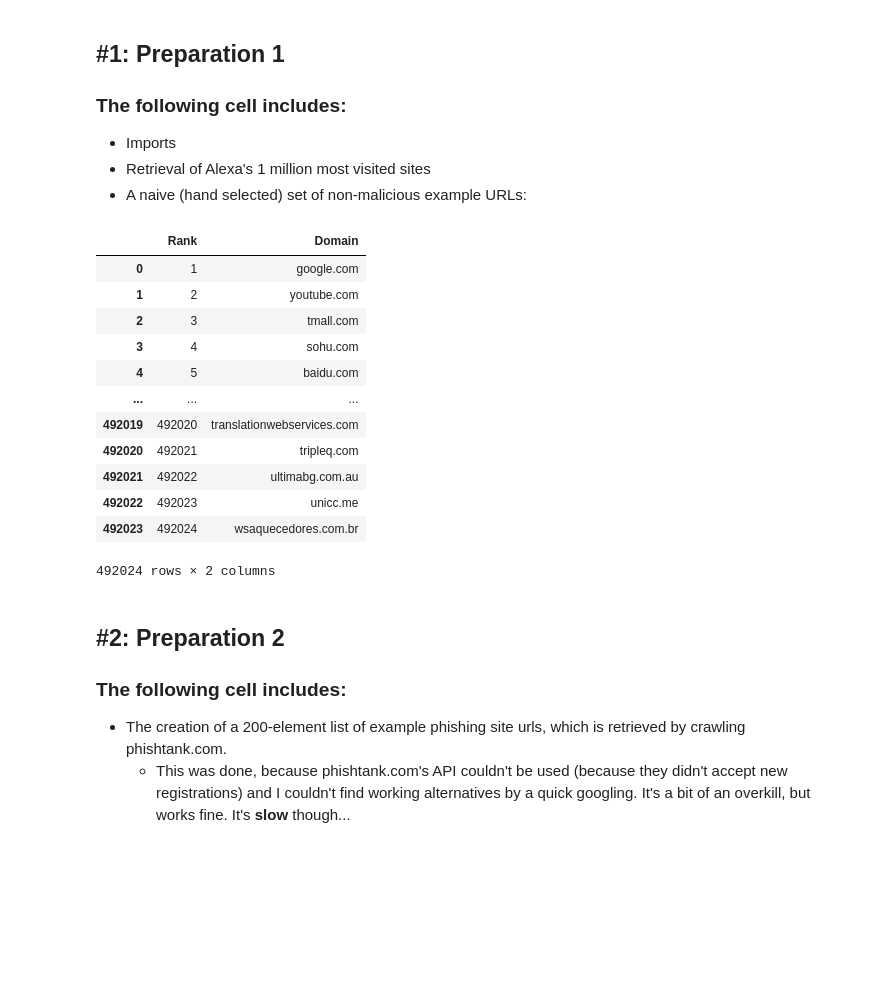
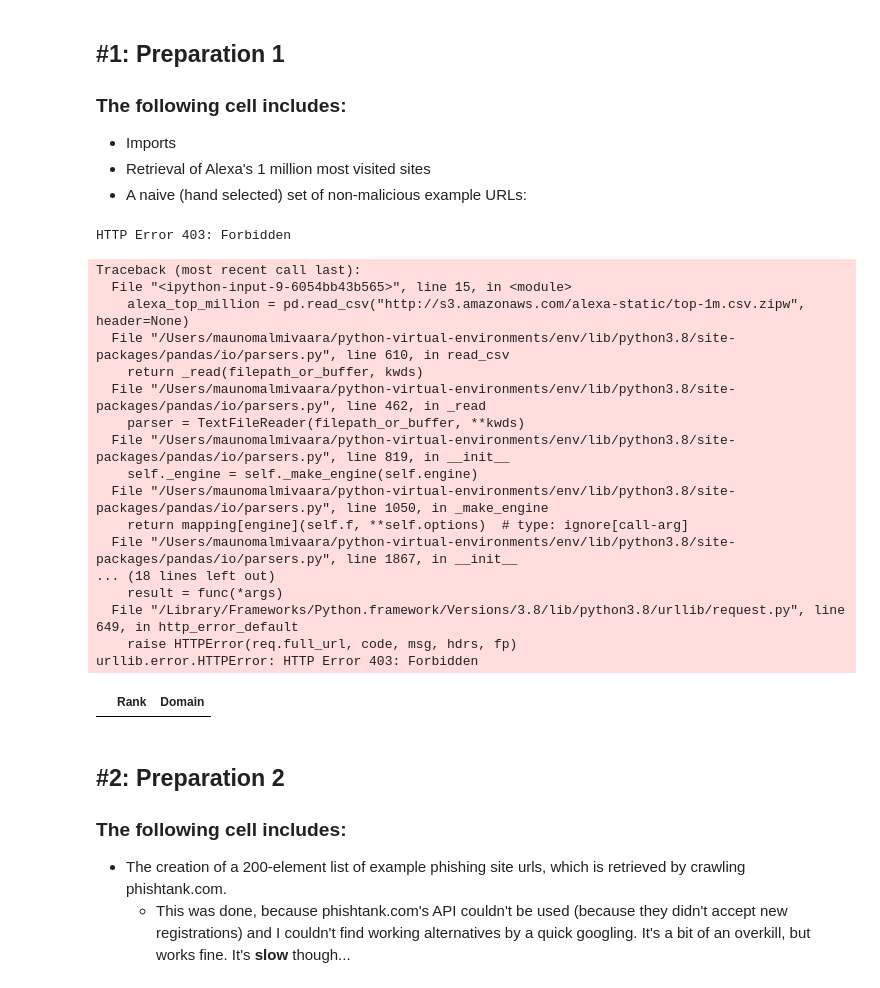
Before and after one commit to maunomalmivaara/Hoxhunt_URL_exercise, a Jupyter notebook: Solution/Summer_Hunters_Data_Science_Instructions.ipynb, the cells around one changed output. Cells and saved outputs as stored; diff of their text form; code cells hidden in the pictures; blank space fills up the shorter version.

Commit message:
Added traceback print to error handling

```diff
--- a/Solution/Summer_Hunters_Data_Science_Instructions.ipynb
+++ b/Solution/Summer_Hunters_Data_Science_Instructions.ipynb
@@ -70,54 +70,62 @@ from urllib.parse import urlparse
 import matplotlib.pyplot as plt
 import math
 import random
+import traceback
 
 # Alexa's 1 million most visited sites:
 try:
-    alexa_top_million = pd.read_csv("http://s3.amazonaws.com/alexa-static/top-1m.csv.zip", header=None)
+    alexa_top_million = pd.read_csv("http://s3.amazonaws.com/alexa-static/top-1m.csv.zipw", header=None)
     alexa_top_million.columns = ['Rank', 'Domain']
-except IOError as e:
-    # If fails, "throw" error and initialize an empty DataFrame, so the code doesn't break:
-    print(e, "- Alexa's top 1 million couldn't be retrieved") # alternatively: raise e
+except Exception as e:
+    # If fails, print error and traceback and initialize alexa_top_million as an empty DataFrame:
+    print(e)
+    traceback.print_exc()
     alexa_top_million = pd.DataFrame(columns = ['Rank', 'Domain'])
 
 
 # Naive set of examples for non-malicious urls (n=20):
 good_example_urls = ["https://www.sanakirja.org/search.php?q=phishing&l=3&l2=17",
                      "https://www.whatsapp.com/legal/terms-of-service-eea",
                      "https://www.hs.fi/ulkomaat/art-2000007801776.html",
                      "https://www.imdb.com/registration/signin?ref=nv_generic_lgin&u=%2F",
                      "https://fi.hbonordic.com/my-account/subscription",
                      "https://www.nytimes.com/2021/02/12/world/asia/china-world-health-organization-coronavirus.html",
                      "https://www.quora.com/What-do-movies-always-get-wrong-about-your-profession",
                      "https://stackoverflow.com/questions/1077347/hello-world-in-python",
                      "https://www.wolframalpha.com/input/?i=x%5E2+%2B+4*x+-2+%2F+5a",
                      "https://matlabacademy.mathworks.com/?s_tid=acb_tut",
                      "https://www.rdocumentation.org/packages/visStatistics/versions/0.1.1",
                      "https://www.terveyskirjasto.fi/terveyskirjasto/tk.koti?p_artikkeli=dlk01258&p_hakusana=korona",
                      "https://autot.tori.fi/vaihtoautot/volvo/c30/78179405",
                      "https://www.huuto.net/kohteet/poikien-bauer-vapor-x-15--merkkiset-luistimet/536832046",
                      "https://www.microsoft.com/fi-fi/p/surface-laptop-go/94fc0bdgq7wv?icid=Cat-MSCOM-Hero1-P65657-CTA1",
                      "https://www.kela.fi/toimeentulotuki-mihin-menoihin?inheritRedirect=true",
                      "https://www.thesaurus.com/misspelling?term=url&s=t",
                      "https://www.merriam-webster.com/words-at-play/the-words-of-the-week-february-12-2021",
                      "https://usdgc.com/posts/youre-qualified-monday-qualifier-results/",
                      "https://www.nhl.com/player/jesse-puljujarvi-8479344"
                     ]
 alexa_top_million
 # %% [output]
+HTTP Error 403: Forbidden
+Traceback (most recent call last):
+  File "<ipython-input-9-6054bb43b565>", line 15, in <module>
+    alexa_top_million = pd.read_csv("http://s3.amazonaws.com/alexa-static/top-1m.csv.zipw", header=None)
+  File "/Users/maunomalmivaara/python-virtual-environments/env/lib/python3.8/site-packages/pandas/io/parsers.py", line 610, in read_csv
+    return _read(filepath_or_buffer, kwds)
+  File "/Users/maunomalmivaara/python-virtual-environments/env/lib/python3.8/site-packages/pandas/io/parsers.py", line 462, in _read
+    parser = TextFileReader(filepath_or_buffer, **kwds)
+  File "/Users/maunomalmivaara/python-virtual-environments/env/lib/python3.8/site-packages/pandas/io/parsers.py", line 819, in __init__
+    self._engine = self._make_engine(self.engine)
+  File "/Users/maunomalmivaara/python-virtual-environments/env/lib/python3.8/site-packages/pandas/io/parsers.py", line 1050, in _make_engine
+    return mapping[engine](self.f, **self.options)  # type: ignore[call-arg]
+  File "/Users/maunomalmivaara/python-virtual-environments/env/lib/python3.8/site-packages/pandas/io/parsers.py", line 1867, in __init__
+... (18 lines left out)
+    result = func(*args)
+  File "/Library/Frameworks/Python.framework/Versions/3.8/lib/python3.8/urllib/request.py", line 649, in http_error_default
+    raise HTTPError(req.full_url, code, msg, hdrs, fp)
+urllib.error.HTTPError: HTTP Error 403: Forbidden
 |  | Rank | Domain |
-| 0 | 1 | google.com |
-| 1 | 2 | youtube.com |
-| 2 | 3 | tmall.com |
-| 3 | 4 | sohu.com |
-| 4 | 5 | baidu.com |
-| ... | ... | ... |
-| 492019 | 492020 | translationwebservices.com |
-| 492020 | 492021 | tripleq.com |
-| 492021 | 492022 | ultimabg.com.au |
-| 492022 | 492023 | unicc.me |
-| 492023 | 492024 | wsaquecedores.com.br |
-492024 rows × 2 columns
 # %% [markdown]
 ## #2: Preparation 2
 ### The following cell includes:
```
